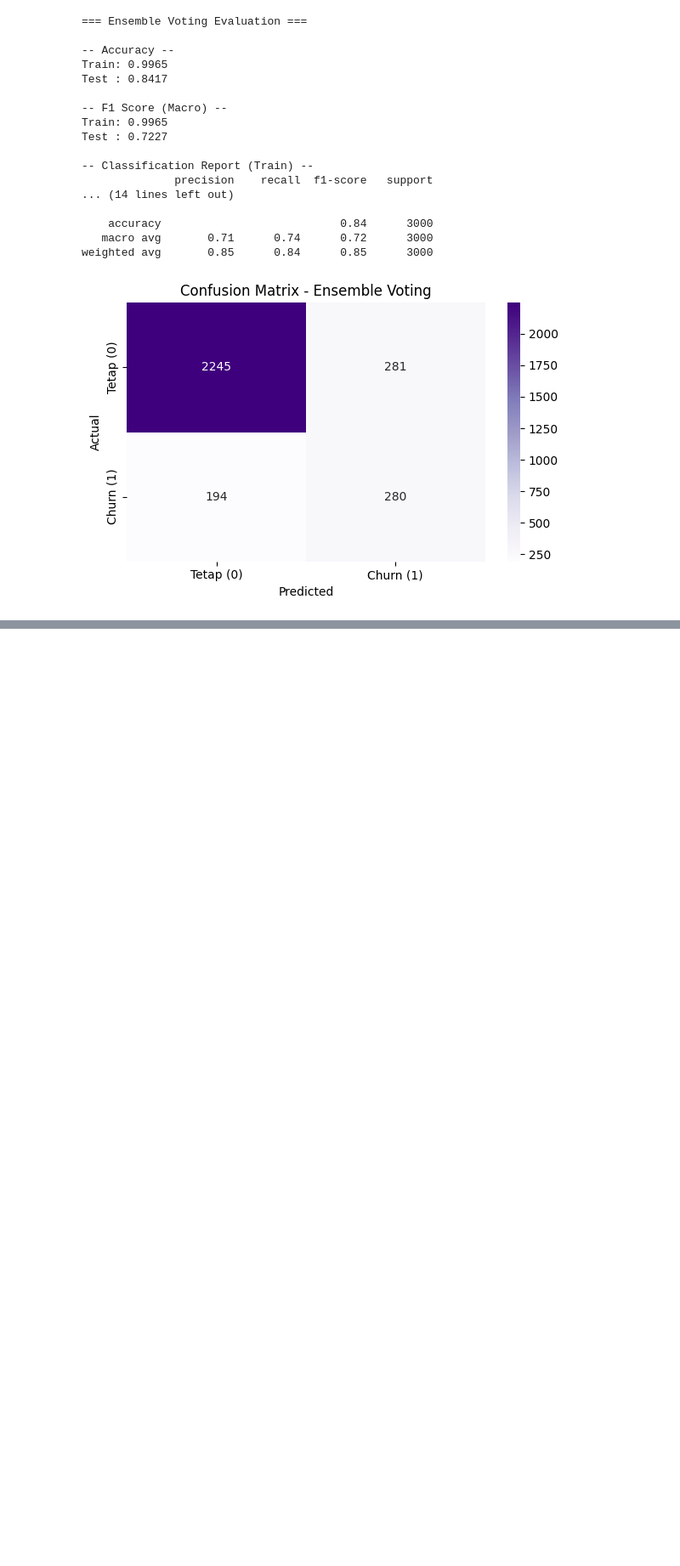
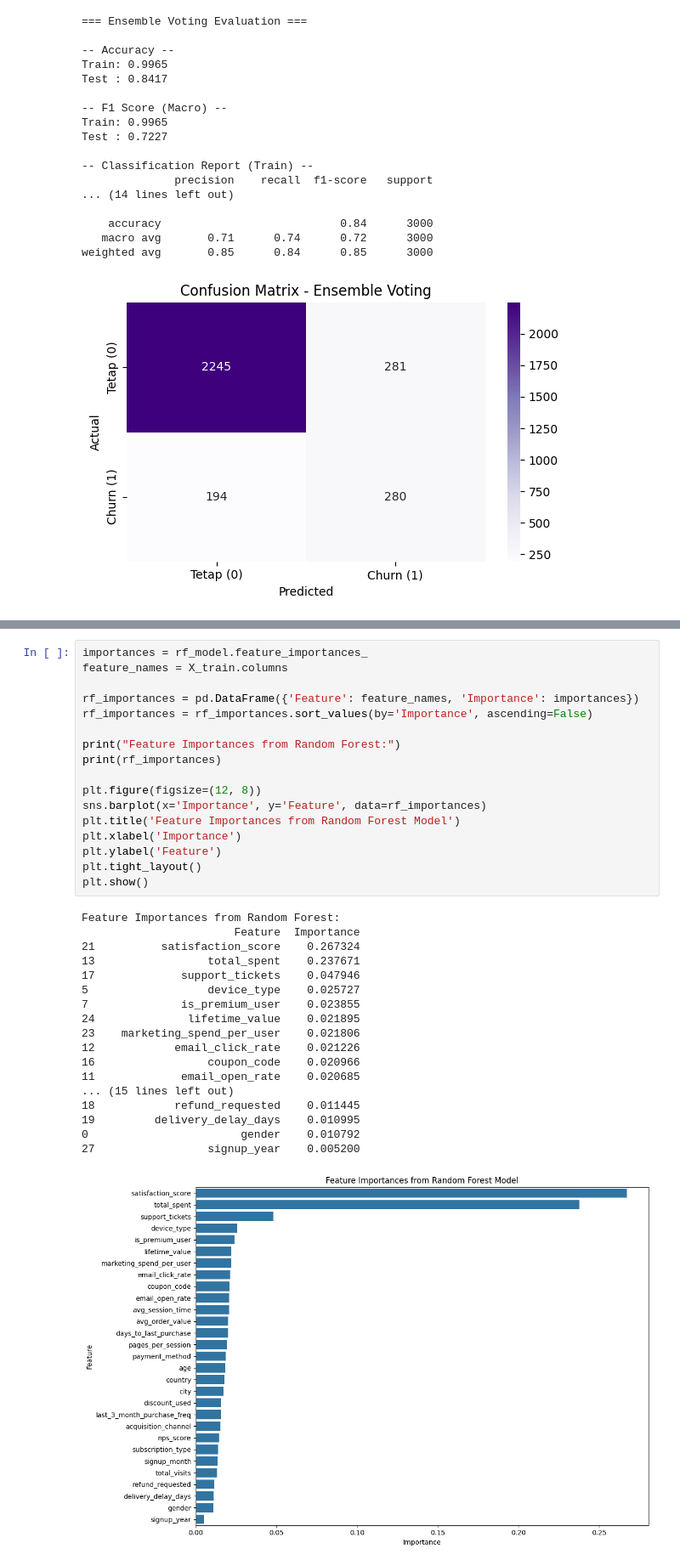
Before and after one commit to JohanaOktaviaRamadhani/bengkod-churn-prediction, a Jupyter notebook: notebook/SoalKetiga.ipynb, the cells around one changed output, grey strips where cells are left out. Shown at 85% size. Cells and saved outputs as stored; diff of their text form; blank space fills up the shorter version.

```diff
--- a/notebook/SoalKetiga.ipynb
+++ b/notebook/SoalKetiga.ipynb
@@ -511,0 +551,36 @@ weighted avg       0.85      0.84      0.85      3000
+# %%
+importances = rf_model.feature_importances_
+feature_names = X_train.columns
+
+rf_importances = pd.DataFrame({'Feature': feature_names, 'Importance': importances})
+rf_importances = rf_importances.sort_values(by='Importance', ascending=False)
+
+print("Feature Importances from Random Forest:")
+print(rf_importances)
+
+plt.figure(figsize=(12, 8))
+sns.barplot(x='Importance', y='Feature', data=rf_importances)
+plt.title('Feature Importances from Random Forest Model')
+plt.xlabel('Importance')
+plt.ylabel('Feature')
+plt.tight_layout()
+plt.show()
+# %% [output]
+Feature Importances from Random Forest:
+                       Feature  Importance
+21          satisfaction_score    0.267324
+13                 total_spent    0.237671
+17             support_tickets    0.047946
+5                  device_type    0.025727
+7              is_premium_user    0.023855
+24              lifetime_value    0.021895
+23    marketing_spend_per_user    0.021806
+12            email_click_rate    0.021226
+16                 coupon_code    0.020966
+11             email_open_rate    0.020685
+... (15 lines left out)
+18            refund_requested    0.011445
+19         delivery_delay_days    0.010995
+0                       gender    0.010792
+27                 signup_year    0.005200
+[figure, added]
```
Also changed, not shown: parts of 5 cells of this notebook.
